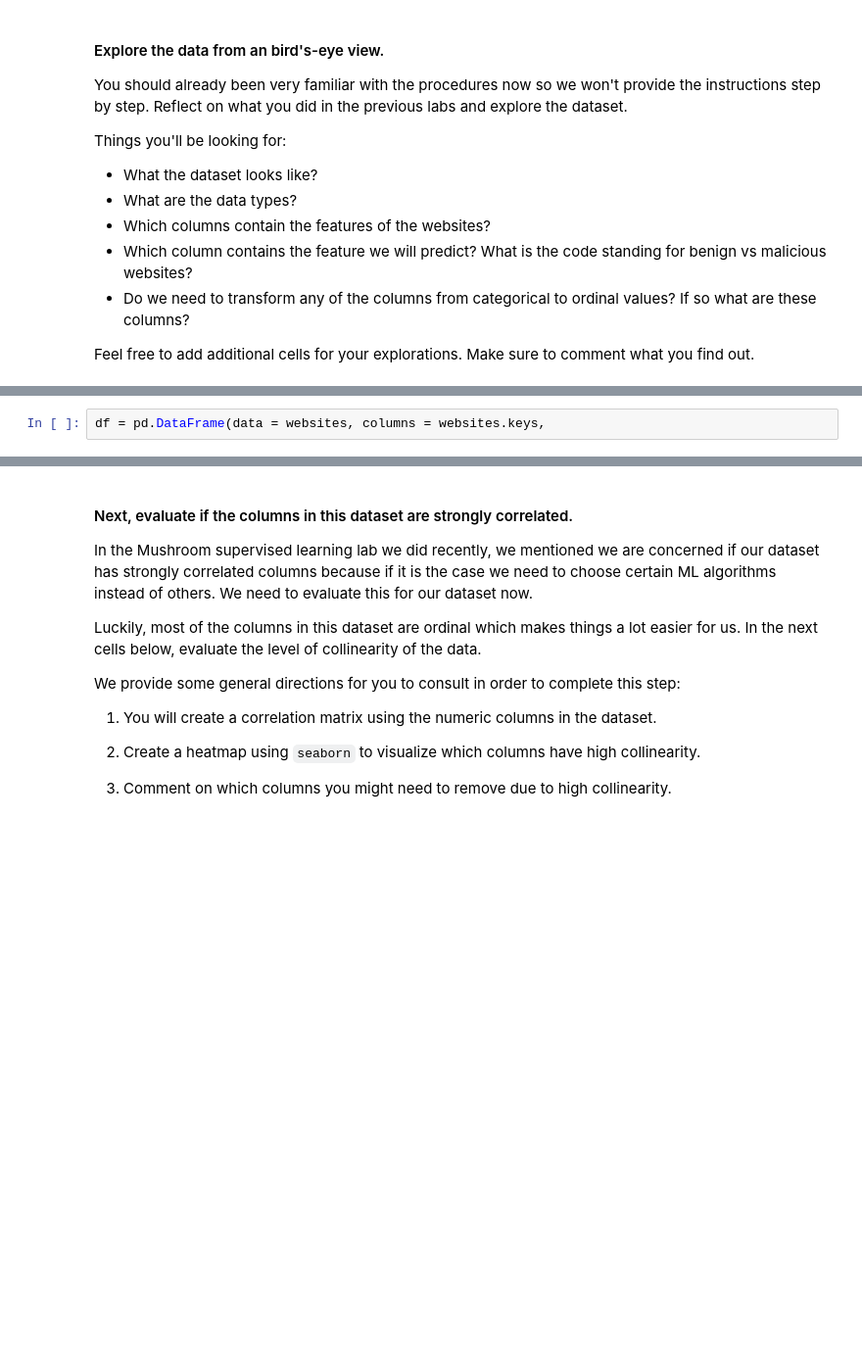
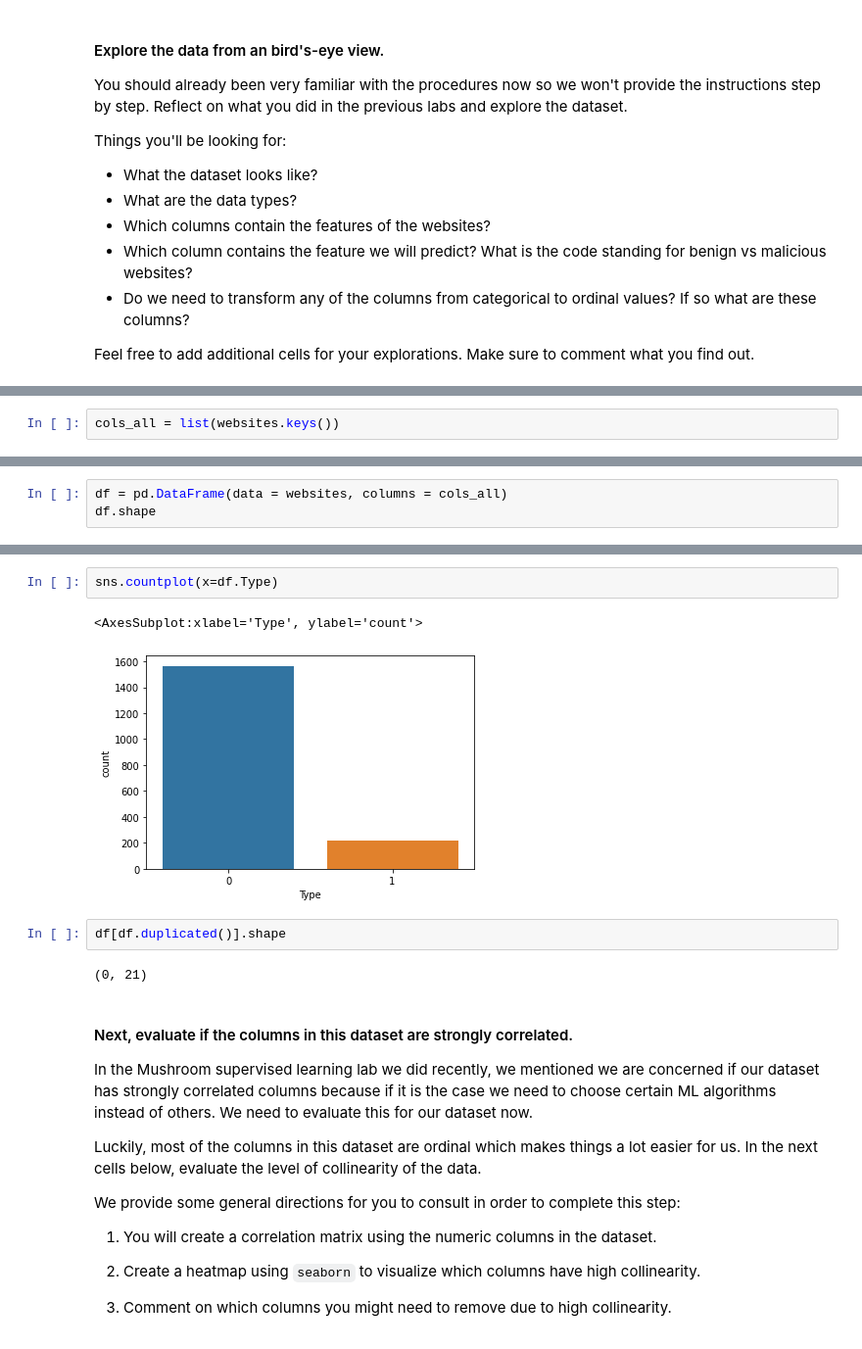
Before and after one commit to Ironhack-Data-Madrid-Marzo-2021/lab-supervised-learning, a Jupyter notebook: your-code/main.ipynb, the cells around one changed output, grey strips where cells are left out. Shown at 98% size. Saved outputs shown, nothing was run; the diff lists cells and outputs as text; blank space fills up the shorter version.

```diff
--- a/your-code/main.ipynb
+++ b/your-code/main.ipynb
@@ -64 +37,3 @@ Name: Type, Length: 1781, dtype: int64
+# %%
+cols_all = list(websites.keys())
 # %%
@@ -68,2 +42,3 @@ TypeError: 'method' object is not iterable
 # %%
-df = pd.DataFrame(data = websites, columns = websites.keys,
+df = pd.DataFrame(data = websites, columns = cols_all)
+df.shape
@@ -85,3 +113,12 @@ df = pd.DataFrame(data = websites, columns = websites.keys,
+# %%
+sns.countplot(x=df.Type)
+# %% [output]
+<AxesSubplot:xlabel='Type', ylabel='count'>
+[figure, added]
+# %%
+df[df.duplicated()].shape
+# %% [output]
+(0, 21)
 # %% [markdown]
 #### Next, evaluate if the columns in this dataset are strongly correlated.
 
```
Also changed, not shown: parts of 62 cells of this notebook.
